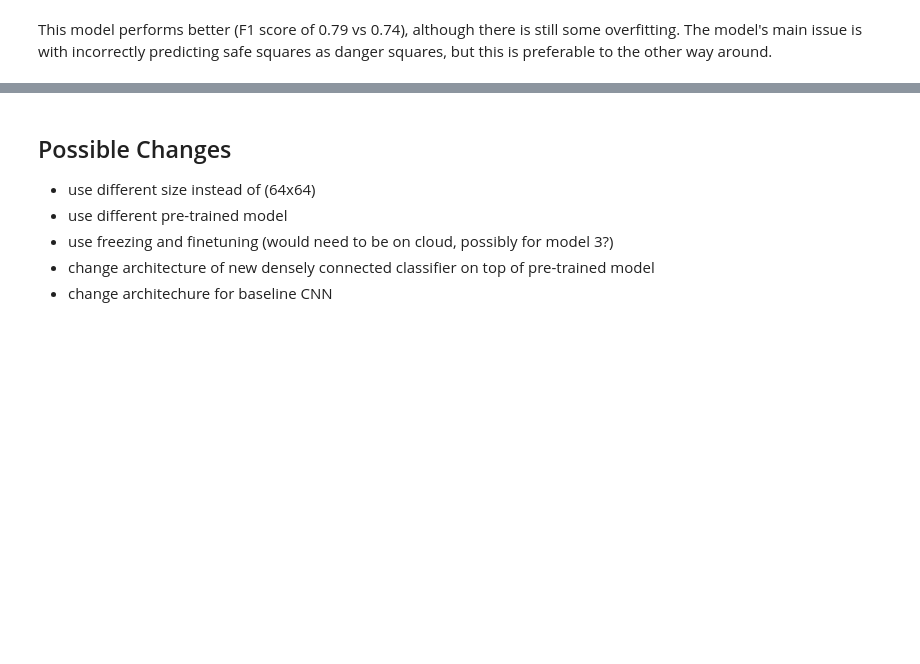
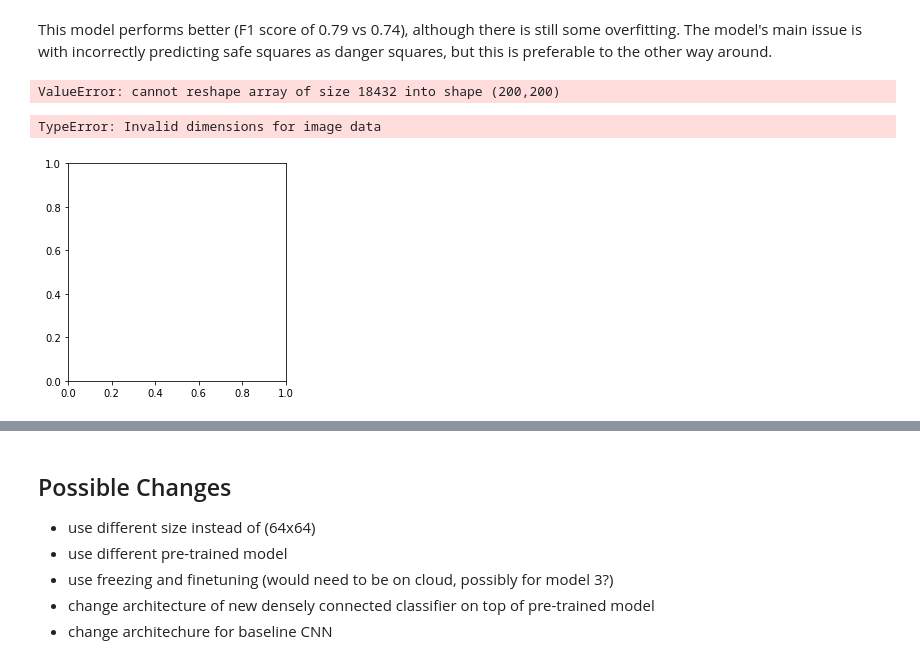
Before and after one commit to FinYoum/Predicting-traffic-accidents-CNN, a Jupyter notebook: Model_2_CNN.ipynb, the cells around one changed output, grey strips where cells are left out. Drawn from its saved outputs; the diff is of its cells as text; code cells hidden in the pictures; blank space fills up the shorter version.

```diff
--- a/Model_2_CNN.ipynb
+++ b/Model_2_CNN.ipynb
@@ -804,0 +832,9 @@ This model performs better (F1 score of 0.79 vs 0.74), although there is still s
+# %%
+train_features_vgg2[1].reshape(200,200)
+# %% [output]
+ValueError: cannot reshape array of size 18432 into shape (200,200)
+# %%
+plt.imshow(train_features_vgg2[1])
+# %% [output]
+TypeError: Invalid dimensions for image data
+[figure, added]
```
Also changed, not shown: parts of 12 cells of this notebook, 3 other files.
